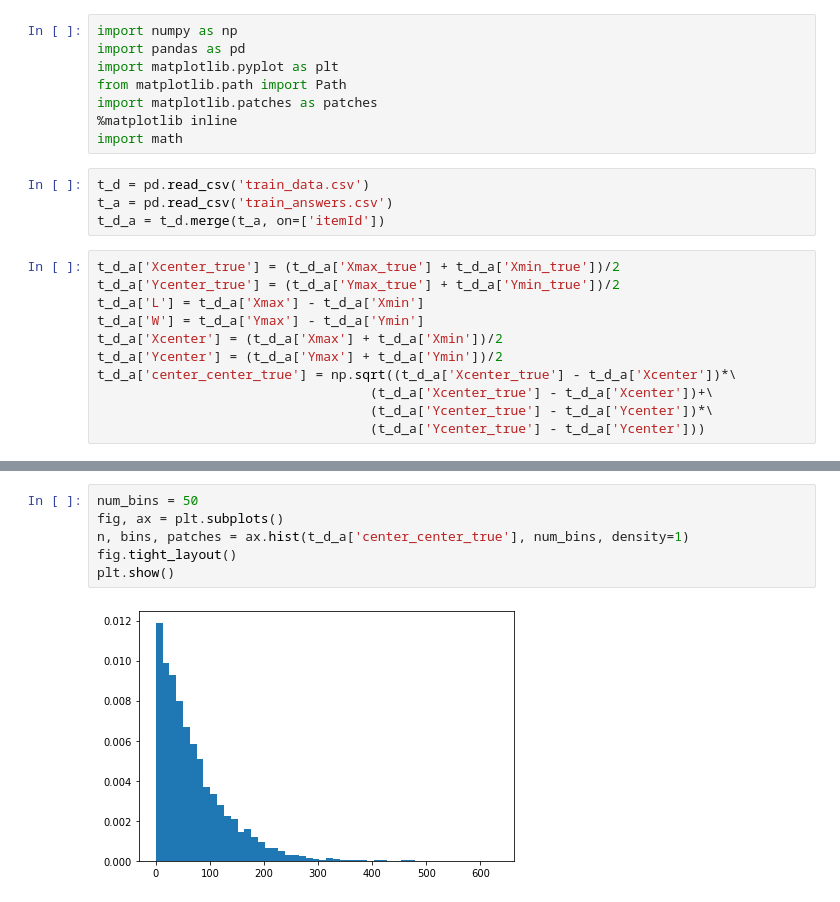
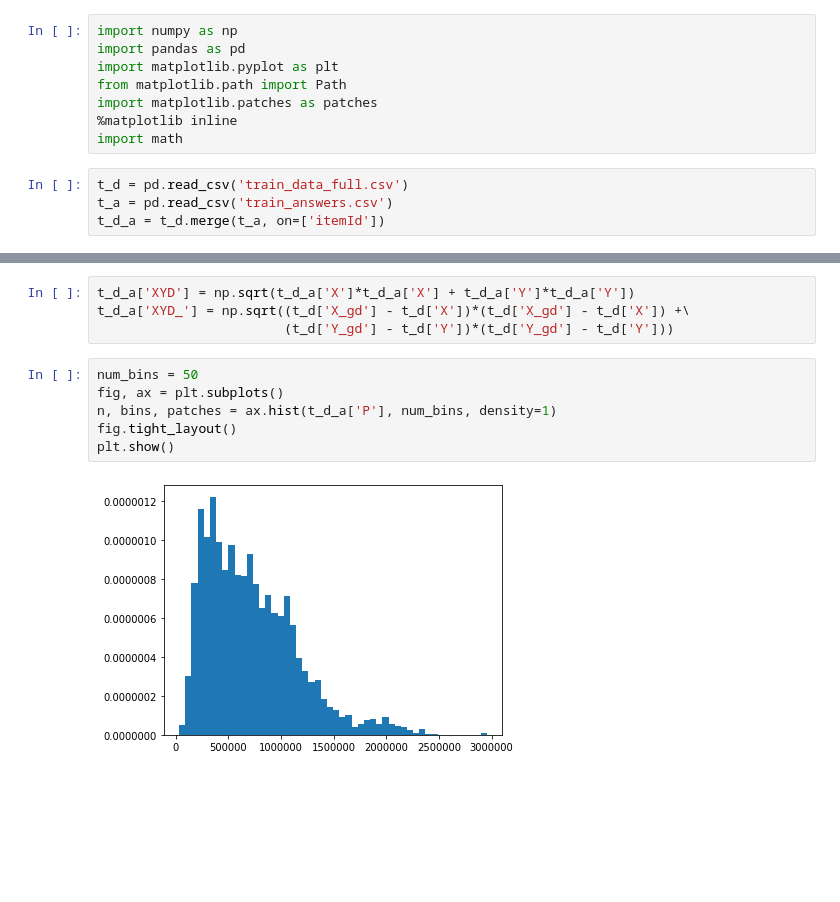
Before and after one commit to vasste/py-competitions, a Jupyter notebook: mlbootcamp/moderator/grapthic.ipynb, the cells around one changed output, grey strips where cells are left out. Saved outputs shown, nothing was run; the diff lists cells and outputs as text; blank space fills up the shorter version.

```diff
--- a/mlbootcamp/moderator/grapthic.ipynb
+++ b/mlbootcamp/moderator/grapthic.ipynb
@@ -7,17 +7,6 @@ import matplotlib.patches as patches
 %matplotlib inline
 import math
 # %%
-t_d = pd.read_csv('train_data.csv')
+t_d = pd.read_csv('train_data_full.csv')
 t_a = pd.read_csv('train_answers.csv')
 t_d_a = t_d.merge(t_a, on=['itemId'])
-# %%
-t_d_a['Xcenter_true'] = (t_d_a['Xmax_true'] + t_d_a['Xmin_true'])/2
-t_d_a['Ycenter_true'] = (t_d_a['Ymax_true'] + t_d_a['Ymin_true'])/2
-t_d_a['L'] = t_d_a['Xmax'] - t_d_a['Xmin']
-t_d_a['W'] = t_d_a['Ymax'] - t_d_a['Ymin']
-t_d_a['Xcenter'] = (t_d_a['Xmax'] + t_d_a['Xmin'])/2
-t_d_a['Ycenter'] = (t_d_a['Ymax'] + t_d_a['Ymin'])/2
-t_d_a['center_center_true'] = np.sqrt((t_d_a['Xcenter_true'] - t_d_a['Xcenter'])*\
-                                   (t_d_a['Xcenter_true'] - t_d_a['Xcenter'])+\
-                                   (t_d_a['Ycenter_true'] - t_d_a['Ycenter'])*\
-                                   (t_d_a['Ycenter_true'] - t_d_a['Ycenter']))
@@ -34,8 +13,12 @@ t_d_a[t_d_a['itemId'].isin([35738])]
+# %%
+t_d_a['XYD'] = np.sqrt(t_d_a['X']*t_d_a['X'] + t_d_a['Y']*t_d_a['Y'])
+t_d_a['XYD_'] = np.sqrt((t_d['X_gd'] - t_d['X'])*(t_d['X_gd'] - t_d['X']) +\
+                        (t_d['Y_gd'] - t_d['Y'])*(t_d['Y_gd'] - t_d['Y']))
 # %%
 num_bins = 50
 fig, ax = plt.subplots()
-n, bins, patches = ax.hist(t_d_a['center_center_true'], num_bins, density=1)
+n, bins, patches = ax.hist(t_d_a['P'], num_bins, density=1)
 fig.tight_layout()
 plt.show()
 # %% [output]
-[figure, old version]
+[figure, new version]
```
Also changed, not shown: parts of 1 cell of this notebook, 3 other files.
